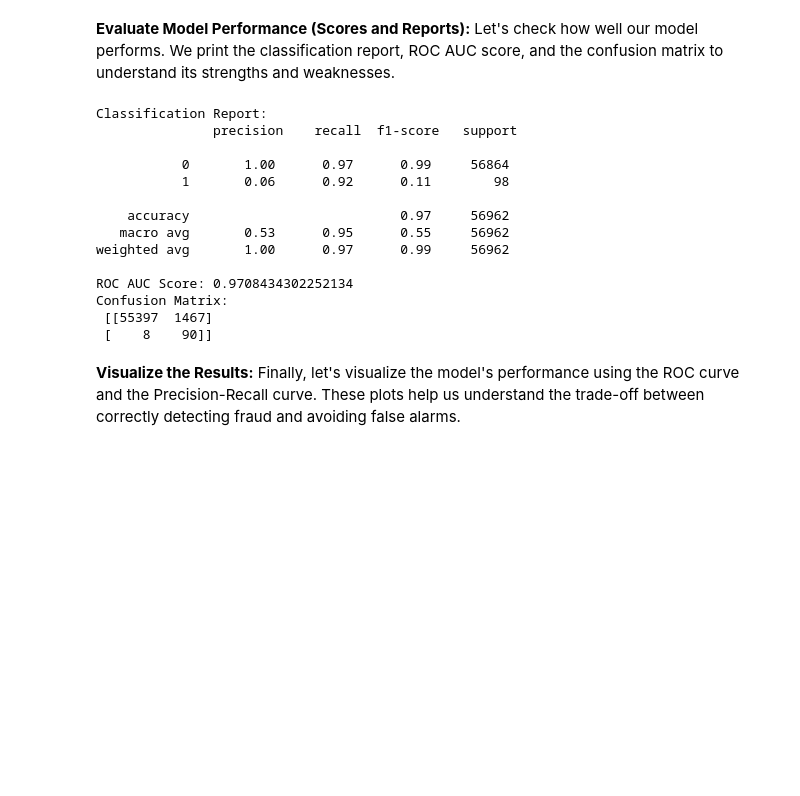
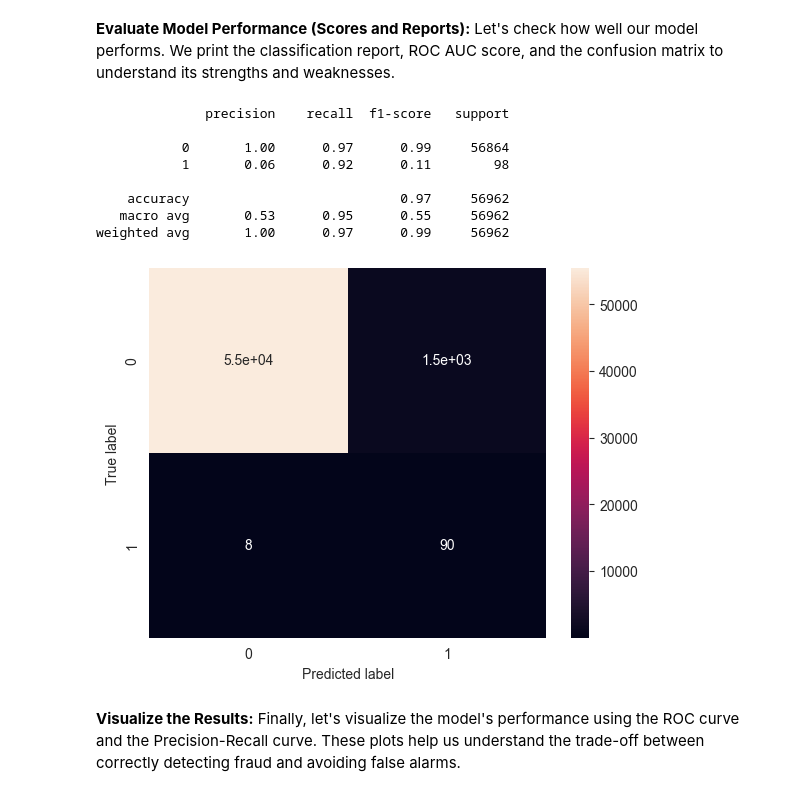
Before and after one commit to Freac231/Credit-Card-Fraud-Detection, a Jupyter notebook: fraud_detection.ipynb, the cells around one changed output. Saved outputs shown, nothing was run; the diff lists cells and outputs as text; code cells hidden in the pictures; blank space fills up the shorter version.

Commit message:
minor visual changes

```diff
--- a/fraud_detection.ipynb
+++ b/fraud_detection.ipynb
@@ -176,27 +176,18 @@ y_pred_proba = lr.predict_proba(X_test_scaled)[:, 1]
 **Evaluate Model Performance (Scores and Reports):**
 Let's check how well our model performs. We print the classification report, ROC AUC score, and the confusion matrix to understand its strengths and weaknesses.
 # %%
-from sklearn.metrics import classification_report, confusion_matrix, roc_auc_score
-
 # Print performance metrics
-print("Classification Report:\n", classification_report(y_test, y_pred))
-print("ROC AUC Score:", roc_auc_score(y_test, y_pred_proba))
-print("Confusion Matrix:\n", confusion_matrix(y_test, y_pred))
+print_report(y_test, y_pred)
 # %% [output]
-Classification Report:
-               precision    recall  f1-score   support
+              precision    recall  f1-score   support
 
            0       1.00      0.97      0.99     56864
            1       0.06      0.92      0.11        98
 
     accuracy                           0.97     56962
    macro avg       0.53      0.95      0.55     56962
 weighted avg       1.00      0.97      0.99     56962
-
-ROC AUC Score: 0.9708434302252134
-Confusion Matrix:
- [[55397  1467]
- [    8    90]]
+[figure, added]
 # %% [markdown]
 **Visualize the Results:**
 Finally, let's visualize the model's performance using the ROC curve and the Precision-Recall curve. These plots help us understand the trade-off between correctly detecting fraud and avoiding false alarms.
```
Also changed, not shown: parts of 4 cells of this notebook.
